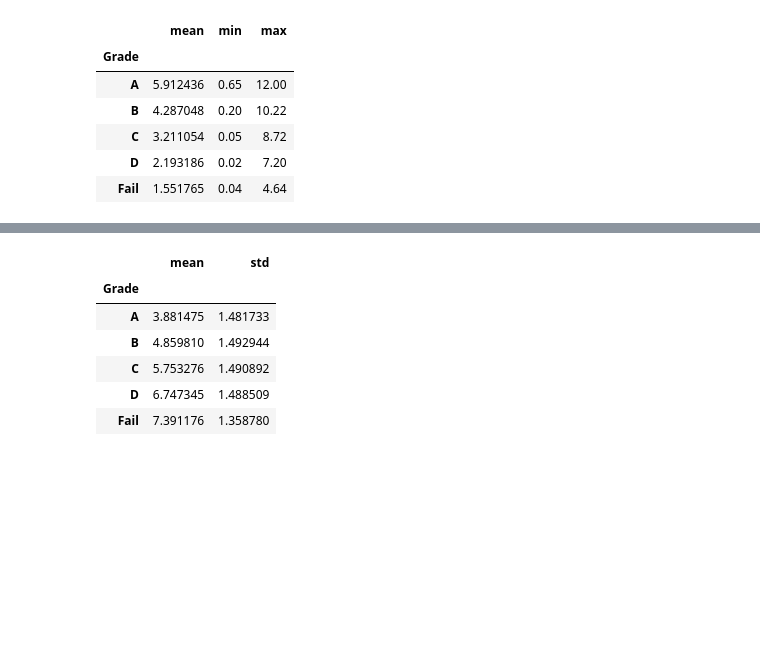
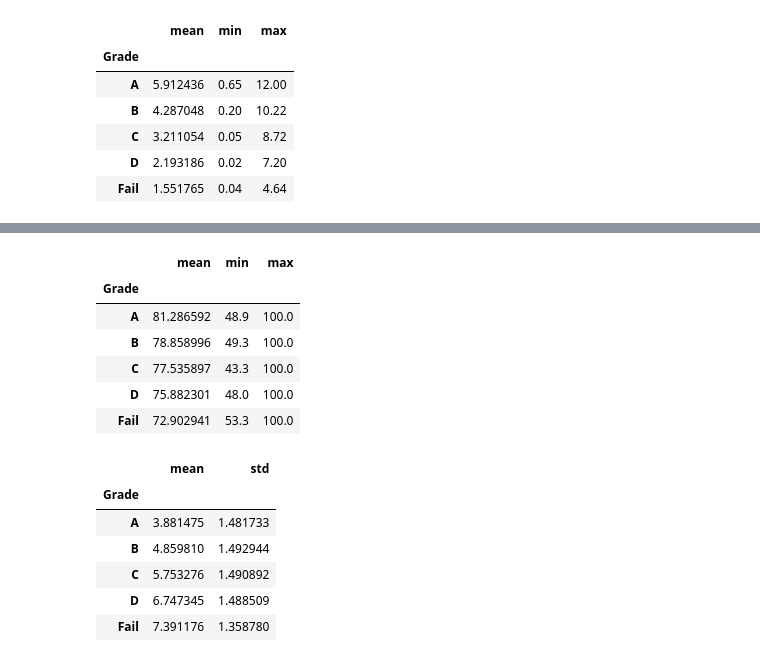
Before and after one commit to FatimaAlMurtadha/Python-atm-and-more, a Jupyter notebook: NewDataSetV20/GradeDS.ipynb, the cells around one changed output, grey strips where cells are left out. Saved outputs shown, nothing was run; the diff lists cells and outputs as text; code cells hidden in the pictures; blank space fills up the shorter version.

```diff
--- a/NewDataSetV20/GradeDS.ipynb
+++ b/NewDataSetV20/GradeDS.ipynb
@@ -205,3 +209,13 @@ df.groupby("Grade")["Hours_Studied"].agg(["mean", "min","max"])
+# %%
+df.groupby("Grade")["Attendance"].agg(["mean", "min","max"])
+# %% [output]
+|  | mean | min | max |
+| Grade |  |  |  |
+| A | 81.286592 | 48.9 | 100.0 |
+| B | 78.858996 | 49.3 | 100.0 |
+| C | 77.535897 | 43.3 | 100.0 |
+| D | 75.882301 | 48.0 | 100.0 |
+| Fail | 72.902941 | 53.3 | 100.0 |
 # %%
 df.groupby("Grade")["Exam_Anxiety_Score"].agg(["mean", "std"])
 # %% [output]
```
Also changed, not shown: parts of 21 cells of this notebook.
